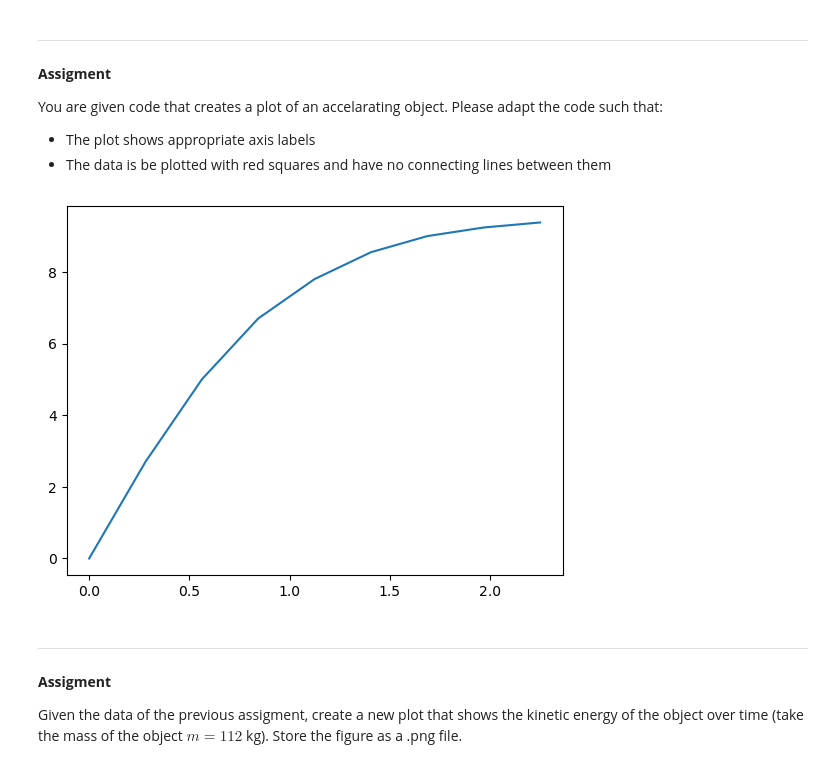
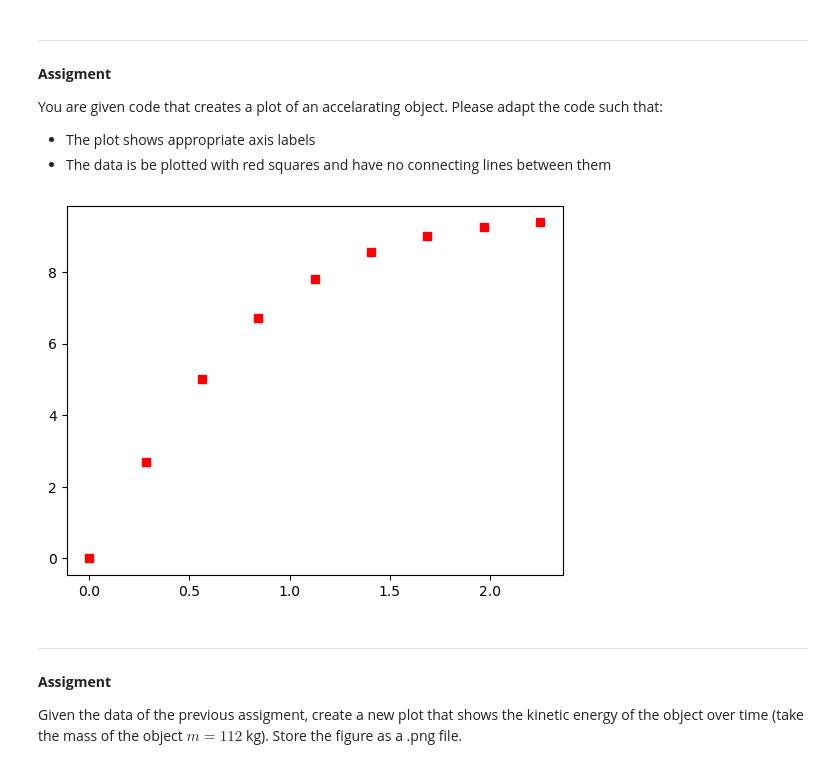
Before and after one commit to GitAkash/PnD, a Jupyter notebook: Week 2/notebook4_plotting.ipynb, the cells around one changed output. Saved outputs shown, nothing was run; the diff lists cells and outputs as text; code cells hidden in the pictures.

```diff
--- a/Week 2/notebook4_plotting.ipynb
+++ b/Week 2/notebook4_plotting.ipynb
@@ -87,18 +87,18 @@ You are given code that creates a plot of an accelarating object. Please adapt t
 # %%
 # =============== YOUR CODE GOES HERE =================
 import numpy as np
 import matplotlib.pyplot as plt
 
 # data of the object
 time = np.linspace(0, 2.25, 9) #units s
 velocity = np.array([0, 2.7, 5.0, 6.7, 7.8, 8.55, 9.0, 9.24, 9.38])  #units m/s
 
 fig, ax = plt.subplots()
-ax.plot(time, velocity)
+ax.plot(time, velocity, 'rs')
 
 plt.show()
 # %% [output]
-[figure, old version]
+[figure, new version]
 # %% [markdown]
 ---
 **Assigment**
```
Also changed, not shown: parts of 1 cell of this notebook, 4 other files.
